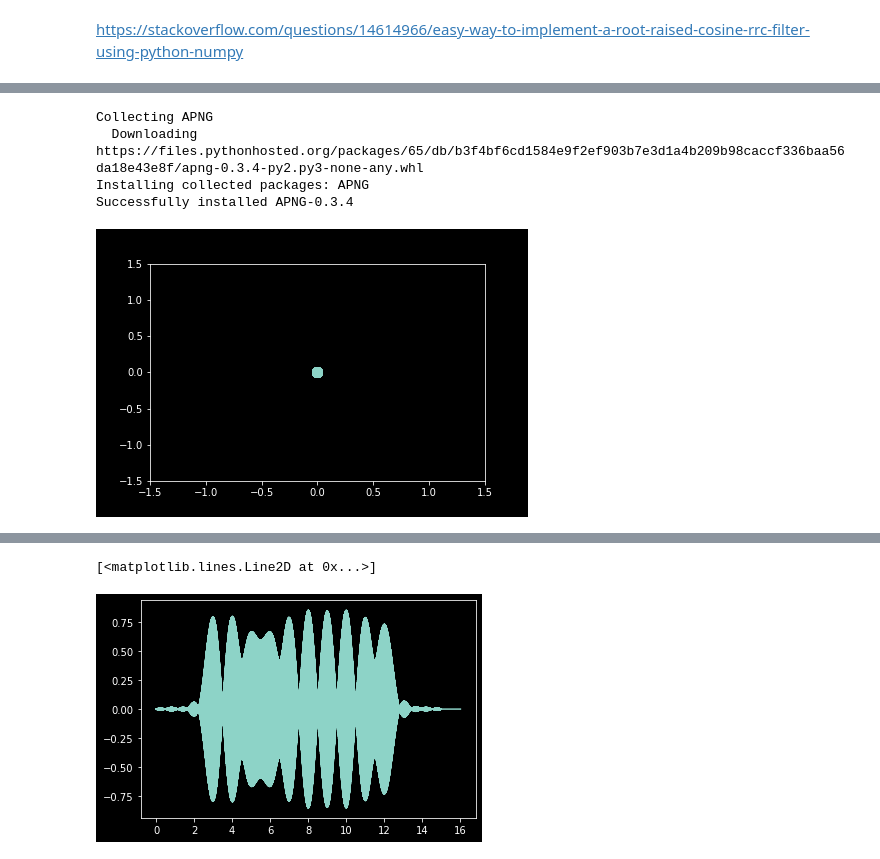
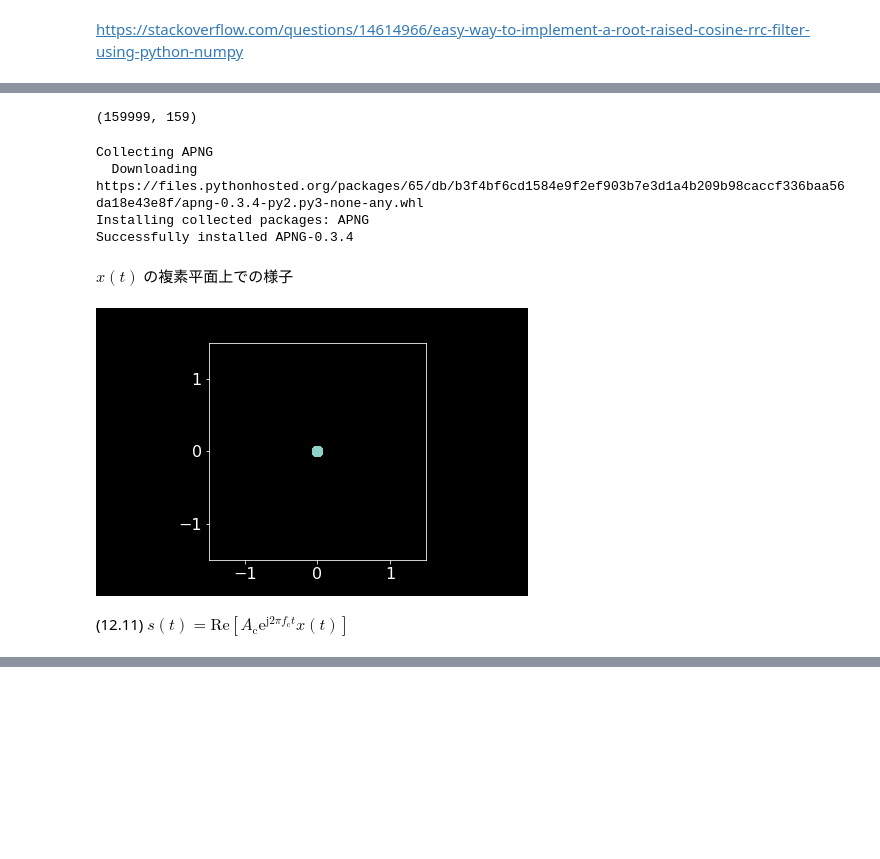
Before and after one commit to kojiyam/denso, a Jupyter notebook: modulation.ipynb, the cells around one changed output, grey strips where cells are left out. Cells and saved outputs as stored; diff of their text form; code cells hidden in the pictures; blank space fills up the shorter version.

```diff
--- a/modulation.ipynb
+++ b/modulation.ipynb
@@ -32,3 +42,2 @@ sampling_rate = 10000 # 音として出力するため
 # %%
-sB = np.random.randint(0, 4, N) # [0,3] (2 bit) の一様乱数をN個
-sQ = np.exp(1j * (1/4 + sB/2) * np.pi) # QPSK
+A = np.exp(1j * (1/4 + B/2) * np.pi) # QPSK
@@ -44,6 +61,6 @@ plt.show()
 # %%
-# sQ[0], 0, ..., 0, sQ[1], 0, ..., 0, sQ[2] という系列
-b = np.ravel( np.concatenate([np.reshape(sQ,(N,1)),
+# XはA[0], 0, ..., 0, A[1], 0, ..., 0, A[2] という系列
+x = np.ravel( np.concatenate([np.reshape(A,(N,1)),
                               np.zeros([N,sampling_rate*Ts-1]) ], axis=1) )
-#    ])
+t = np.arange(N*sampling_rate)/sampling_rate
 # %%
@@ -66,4 +111,4 @@ plt.plot(sPSF)
 # %%
 # ベースバンド信号
-qW = np.convolve(sPSF, b) # Waveform with PSF
-t = np.arange(qW.size)/sampling_rate
+x2 = np.convolve(sPSF, x) # Waveform with PSF
+t2 = np.arange(x2.size)/sampling_rate
@@ -84 +126,6 @@ NameError: ignored
+# %%
+Z = 1000 # 動画のための間引き
+x2.size, int(x2.size/Z)
+# %% [output]
+(159999, 159)
 # %%
@@ -89,20 +137,24 @@ Collecting APNG
   Downloading https://files.pythonhosted.org/packages/65/db/b3f4bf6cd1584e9f2ef903b7e3d1a4b209b98caccf336baa56da18e43e8f/apng-0.3.4-py2.py3-none-any.whl
 Installing collected packages: APNG
 Successfully installed APNG-0.3.4
+# %% [markdown]
+$ x(t) $ の複素平面上での様子
 # %%
-# ちょっと時間かかる
+# 動画作成．時間かかる
 files = []
-A = 1000 # 間引き
-for i in range(int(qW.size/A)):
+for i in range(int(x2.size/Z)):
   filename = "file%03d.png" % i
   fig = plt.figure()
-  plt.scatter(qW.real[i*A:i*A+A], qW.imag[i*A:i*A+A], s=100)
+  ax = fig.add_subplot(111)
+  plt.scatter(x2.real[i*Z:i*Z+Z], x2.imag[i*Z:i*Z+Z], s=100)
   plt.xlim(-1.5,1.5)
   plt.ylim(-1.5,1.5)
+  plt.yticks(np.arange(-1, 1 + 1, 1))
+  ax.set_aspect('equal', adjustable='box')
   plt.savefig(filename)
   plt.close(fig)
   files.append(filename)
-APNG.from_files(files, delay=int(1000*A/sampling_rate)).save("animation.png")
+APNG.from_files(files, delay=int(1000*Z/sampling_rate)).save("animation.png")
 IPython.display.Image("animation.png")
 # %% [output]
-[figure, old version]
+[figure, new version]
@@ -109 +165,3 @@ IPython.display.Image("animation.png")
+# %% [markdown]
+(12.11) $ s(t) = \mathrm{Re} [ A_\mathrm{c} \mathrm{e}^{\mathrm{j} 2\pi f_\mathrm{c} t} x(t) ] $
 # %%
@@ -117,7 +171,2 @@ IPython.display.Audio(y, rate = sampling_rate)
 # %% [output]
 [interactive output not drawn]
-# %%
-plt.plot(t, y)
-# %% [output]
-[<matplotlib.lines.Line2D at 0x...>]
-[figure, removed]
```
Also changed, not shown: parts of 34 cells of this notebook.
